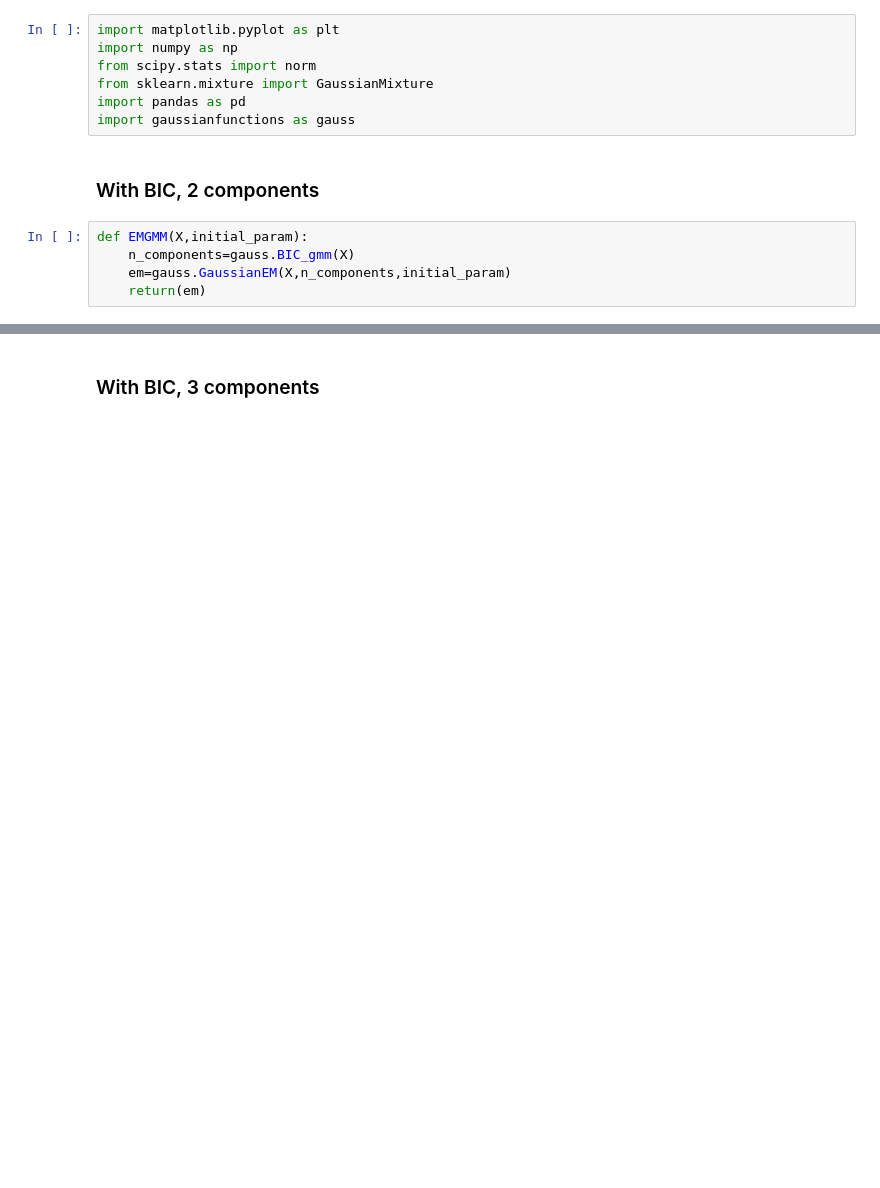
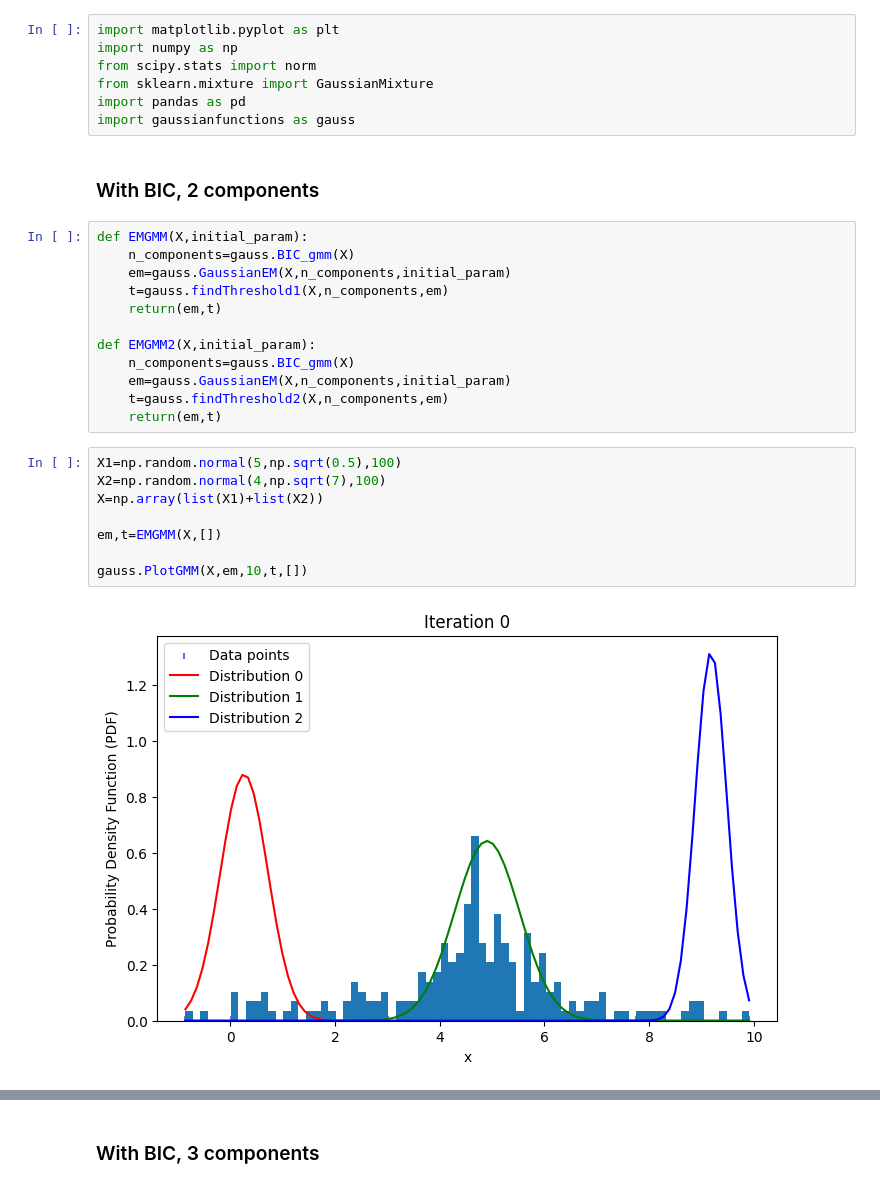
Before and after one commit to devitahalim/scie30001-project, a Jupyter notebook: notebooks/testGMM.ipynb, the cells around one changed output, grey strips where cells are left out. Drawn from its saved outputs; the diff is of its cells as text; blank space fills up the shorter version.

```diff
--- a/notebooks/testGMM.ipynb
+++ b/notebooks/testGMM.ipynb
@@ -11,4 +11,21 @@ import gaussianfunctions as gauss
 def EMGMM(X,initial_param):
     n_components=gauss.BIC_gmm(X)
     em=gauss.GaussianEM(X,n_components,initial_param)
-    return(em)
+    t=gauss.findThreshold1(X,n_components,em)
+    return(em,t)
+
+def EMGMM2(X,initial_param):
+    n_components=gauss.BIC_gmm(X)
+    em=gauss.GaussianEM(X,n_components,initial_param)
+    t=gauss.findThreshold2(X,n_components,em)
+    return(em,t)
+# %%
+X1=np.random.normal(5,np.sqrt(0.5),100)
+X2=np.random.normal(4,np.sqrt(7),100)
+X=np.array(list(X1)+list(X2))
+
+em,t=EMGMM(X,[])
+
+gauss.PlotGMM(X,em,10,t,[])
+# %% [output]
+[figure, added]
```
Also changed, not shown: parts of 19 cells of this notebook, 2 other files.
